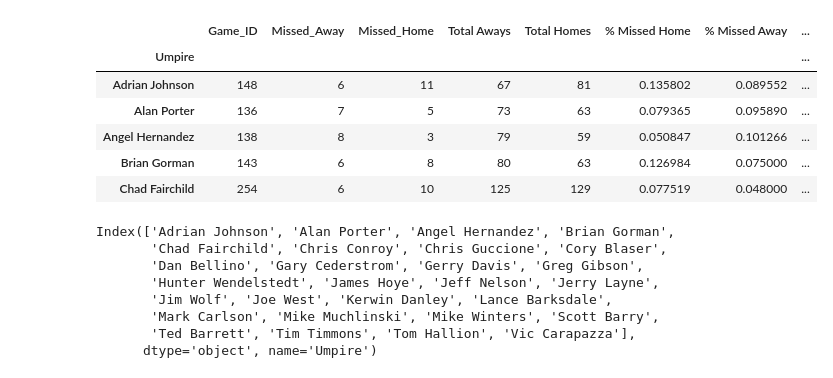
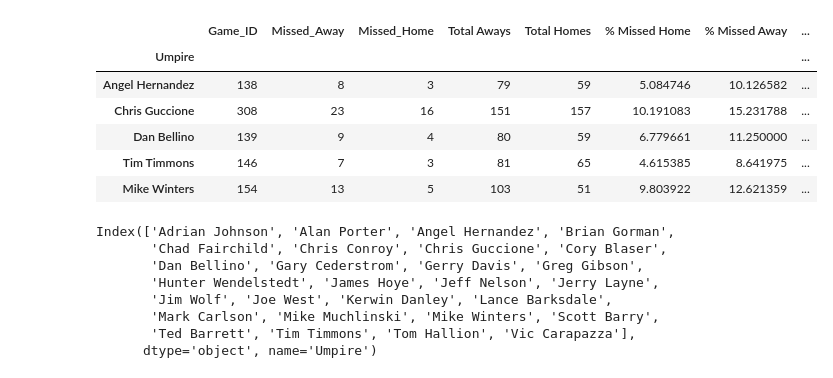
Before and after one commit to ForrestMcDougal/MLB-Postseason-Umpire-Analysis, a Jupyter notebook: Home_Away_Delta.ipynb, the cells around one changed output. Drawn from its saved outputs; the diff is of its cells as text; code cells hidden in the pictures.

```diff
--- a/Home_Away_Delta.ipynb
+++ b/Home_Away_Delta.ipynb
@@ -64,39 +64,41 @@ pitch_data_df.head()
 # %%
 #Build summary dataframe for bar chart
 
 total_aways = pitch_data_df[(pitch_data_df['Home/Away'] == 'Away')].groupby('Umpire')['Pitch_X'].count()
 
 missed_aways = pitch_data_df[(pitch_data_df['Home/Away'] == 'Away') & (pitch_data_df['Missed_Call'] == 'yes')].groupby('Umpire')['Missed_Call'].count()
 
 missed_homes = pitch_data_df[(pitch_data_df['Home/Away'] == 'Home') & (pitch_data_df['Missed_Call'] == 'yes')].groupby('Umpire')['Missed_Call'].count()
 
 all_pitches = pitch_data_df.groupby('Umpire')['Game_ID'].count()
 
 all_data = pd.DataFrame(all_pitches)
 
 all_data['Missed_Away'] = missed_aways
 
 all_data['Missed_Home'] = missed_homes
 
 all_data['Total Aways'] = total_aways
 
 all_data['Total Homes'] = all_data['Game_ID'] - all_data['Total Aways']
 
-all_data['% Missed Home'] = all_data['Missed_Home'] / all_data['Total Homes']
+all_data['% Missed Home'] = (all_data['Missed_Home'] / all_data['Total Homes'])*100
 
-all_data['% Missed Away'] = all_data['Missed_Away'] / all_data['Total Aways']
+all_data['% Missed Away'] = (all_data['Missed_Away'] / all_data['Total Aways'])*100
 
 all_data['Home/Away Delta'] = all_data['% Missed Home'] - all_data['% Missed Away']
 
+all_data.sort_values(by=['Home/Away Delta'], inplace=True)
+
 all_data.head()
 # %% [output]
 |  | Game_ID | Missed_Away | Missed_Home | Total Aways | Total Homes | % Missed Home | % Missed Away | ... |
 | Umpire |  |  |  |  |  |  |  | ... |
-| Adrian Johnson | 148 | 6 | 11 | 67 | 81 | 0.135802 | 0.089552 | ... |
-| Alan Porter | 136 | 7 | 5 | 73 | 63 | 0.079365 | 0.095890 | ... |
-| Angel Hernandez | 138 | 8 | 3 | 79 | 59 | 0.050847 | 0.101266 | ... |
-| Brian Gorman | 143 | 6 | 8 | 80 | 63 | 0.126984 | 0.075000 | ... |
-| Chad Fairchild | 254 | 6 | 10 | 125 | 129 | 0.077519 | 0.048000 | ... |
+| Angel Hernandez | 138 | 8 | 3 | 79 | 59 | 5.084746 | 10.126582 | ... |
+| Chris Guccione | 308 | 23 | 16 | 151 | 157 | 10.191083 | 15.231788 | ... |
+| Dan Bellino | 139 | 9 | 4 | 80 | 59 | 6.779661 | 11.250000 | ... |
+| Tim Timmons | 146 | 7 | 3 | 81 | 65 | 4.615385 | 8.641975 | ... |
+| Mike Winters | 154 | 13 | 5 | 103 | 51 | 9.803922 | 12.621359 | ... |
 # %%
 all_data.index
 # %% [output]
```
Also changed, not shown: parts of 2 cells of this notebook, 2 other files.
